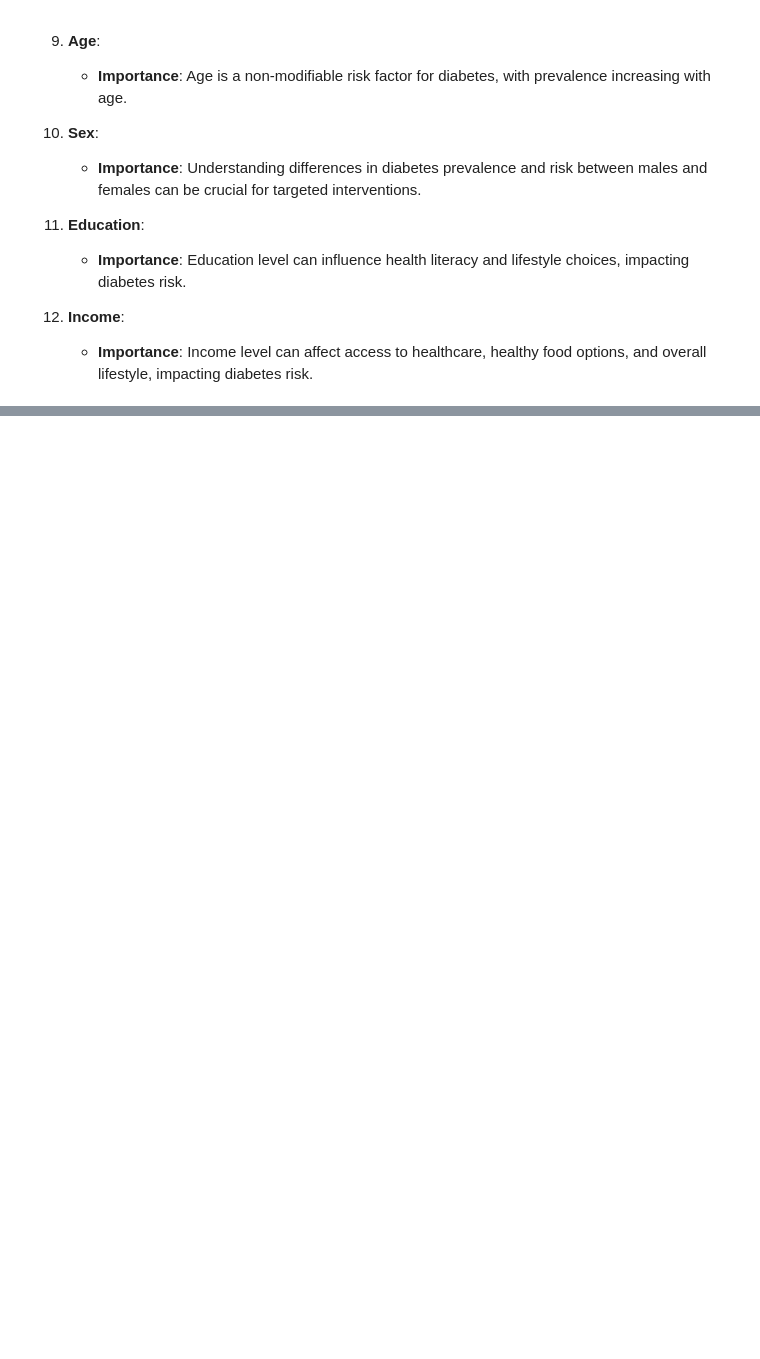
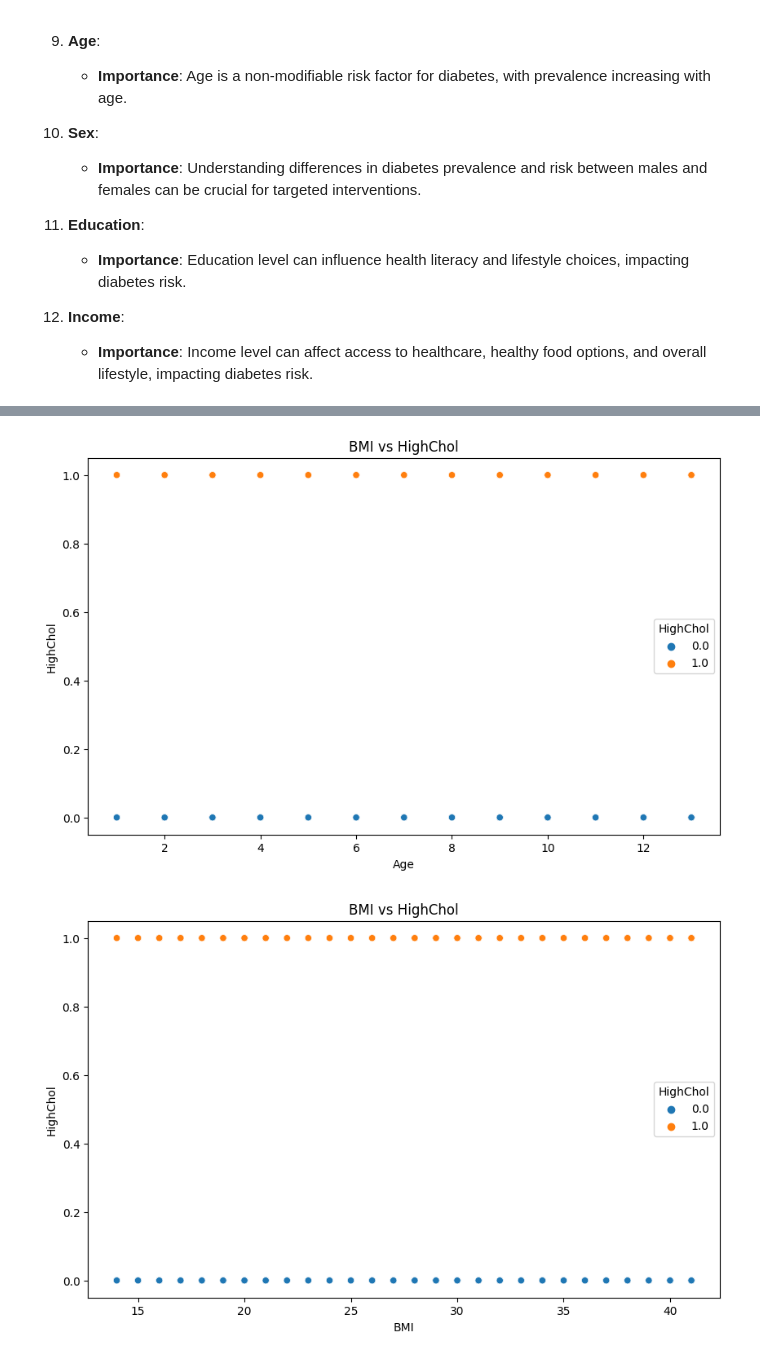
Before and after one commit to shuruebale/Moringa-Capstone-Project, a Jupyter notebook: CAPSTONE PROJECT/CDC_Diabetes_Health_Indicators.ipynb, the cells around one changed output, grey strips where cells are left out. Saved outputs shown, nothing was run; the diff lists cells and outputs as text; code cells hidden in the pictures; blank space fills up the shorter version.

```diff
--- a/CAPSTONE PROJECT/CDC_Diabetes_Health_Indicators.ipynb
+++ b/CAPSTONE PROJECT/CDC_Diabetes_Health_Indicators.ipynb
@@ -253,0 +554,34 @@ This dataset is from the UCI Machine Learning Repository and contains health ind
+# %%
+#code
+import pandas as pd
+import seaborn as sns
+import matplotlib.pyplot as plt
+
+# Assuming `data` is your DataFrame
+
+# 0. Age vs HighChol
+plt.figure(figsize=(10, 6))
+sns.scatterplot(x='Age', y='HighChol', hue='HighChol', data=data)
+plt.title('BMI vs HighChol')
+plt.show()
+
+# 1. BMI vs HighChol
+plt.figure(figsize=(10, 6))
+sns.scatterplot(x='BMI', y='HighChol', hue='HighChol', data=data)
+plt.title('BMI vs HighChol')
+plt.show()
+
+# 2. PhysActivity vs HighChol
+plt.figure(figsize=(10, 6))
+sns.countplot(x='PhysActivity', hue='HighChol', data=data)
+plt.title('Physical Activity vs HighChol')
+plt.show()
+
+# 3. GenHlth vs HighChol
+plt.figure(figsize=(10, 6))
+sns.countplot(x='GenHlth', hue='HighChol', data=data)
+plt.title('General Health vs HighChol')
+plt.show()
+# %% [output]
+[figure, added]
+[figure, added]
```
Also changed, not shown: parts of 25 cells of this notebook.
